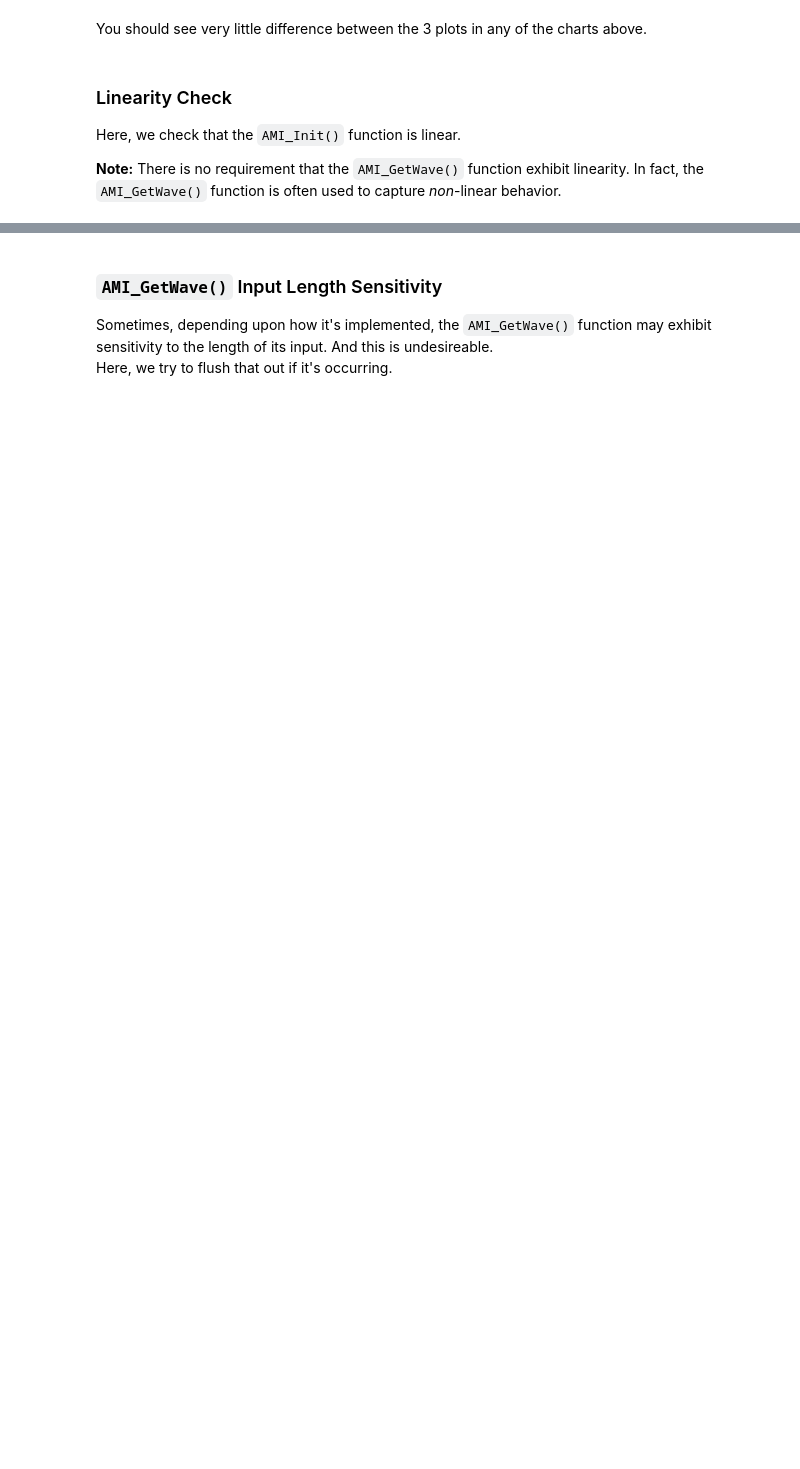
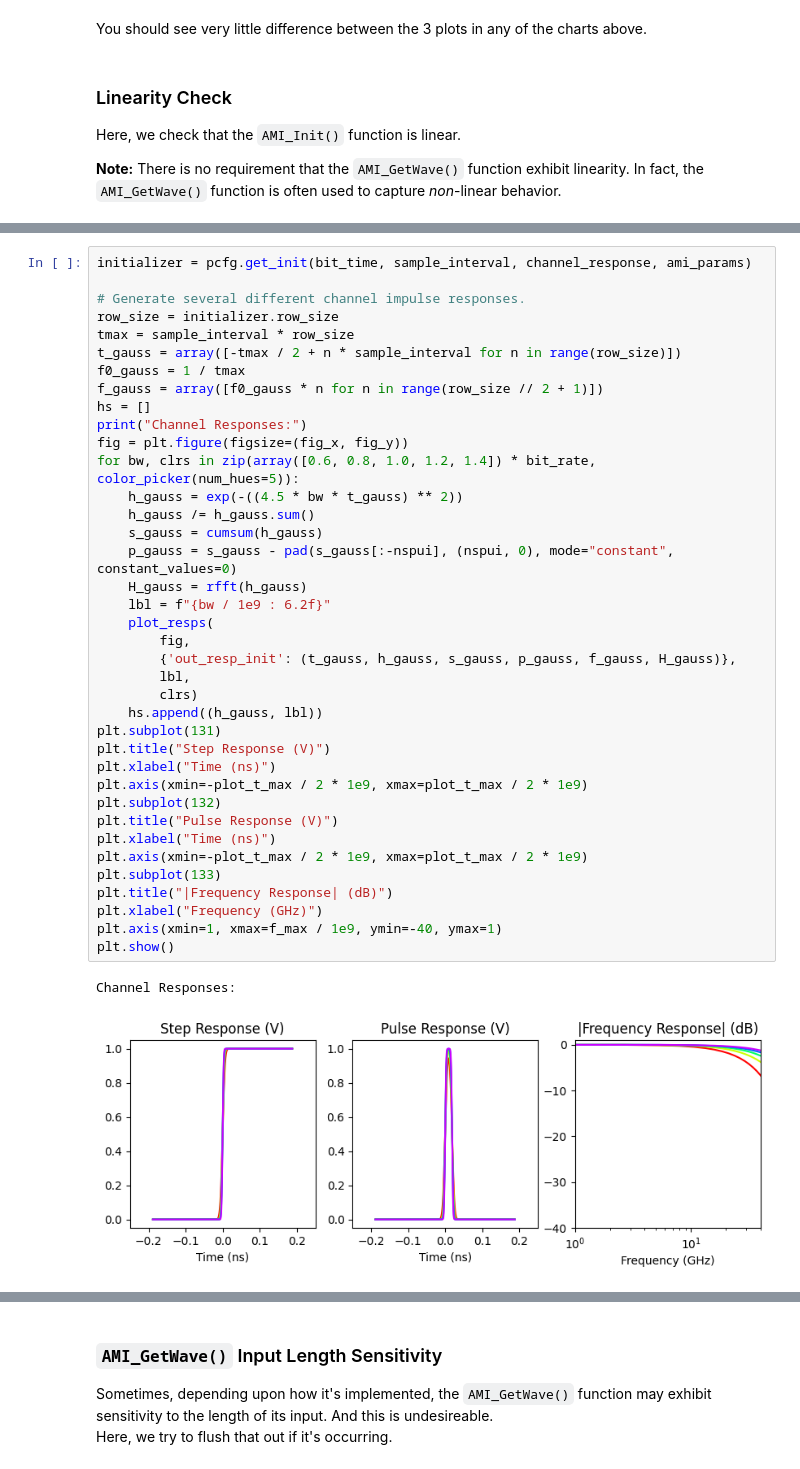
Before and after one commit to capn-freako/PyAMI, a Jupyter notebook: src/pyibisami/IBIS_AMI_Tester.ipynb, the cells around one changed output, grey strips where cells are left out. Cells and saved outputs as stored; diff of their text form; blank space fills up the shorter version.

```diff
--- a/src/pyibisami/IBIS_AMI_Tester.ipynb
+++ b/src/pyibisami/IBIS_AMI_Tester.ipynb
@@ -483,0 +435,41 @@ check_linearity(hs)
+# %%
+initializer = pcfg.get_init(bit_time, sample_interval, channel_response, ami_params)
+
+# Generate several different channel impulse responses.
+row_size = initializer.row_size
+tmax = sample_interval * row_size
+t_gauss = array([-tmax / 2 + n * sample_interval for n in range(row_size)])
+f0_gauss = 1 / tmax
+f_gauss = array([f0_gauss * n for n in range(row_size // 2 + 1)])
+hs = []
+print("Channel Responses:")
+fig = plt.figure(figsize=(fig_x, fig_y))
+for bw, clrs in zip(array([0.6, 0.8, 1.0, 1.2, 1.4]) * bit_rate, color_picker(num_hues=5)):
+    h_gauss = exp(-((4.5 * bw * t_gauss) ** 2))
+    h_gauss /= h_gauss.sum()
+    s_gauss = cumsum(h_gauss)
+    p_gauss = s_gauss - pad(s_gauss[:-nspui], (nspui, 0), mode="constant", constant_values=0)
+    H_gauss = rfft(h_gauss)
+    lbl = f"{bw / 1e9 : 6.2f}"
+    plot_resps(
+        fig,
+        {'out_resp_init': (t_gauss, h_gauss, s_gauss, p_gauss, f_gauss, H_gauss)},
+        lbl,
+        clrs)
+    hs.append((h_gauss, lbl))
+plt.subplot(131)
+plt.title("Step Response (V)")
+plt.xlabel("Time (ns)")
+plt.axis(xmin=-plot_t_max / 2 * 1e9, xmax=plot_t_max / 2 * 1e9)
+plt.subplot(132)
+plt.title("Pulse Response (V)")
+plt.xlabel("Time (ns)")
+plt.axis(xmin=-plot_t_max / 2 * 1e9, xmax=plot_t_max / 2 * 1e9)
+plt.subplot(133)
+plt.title("|Frequency Response| (dB)")
+plt.xlabel("Frequency (GHz)")
+plt.axis(xmin=1, xmax=f_max / 1e9, ymin=-40, ymax=1)
+plt.show()
+# %% [output]
+Channel Responses:
+[figure, added]
```
Also changed, not shown: parts of 31 cells of this notebook, 5 other files.
